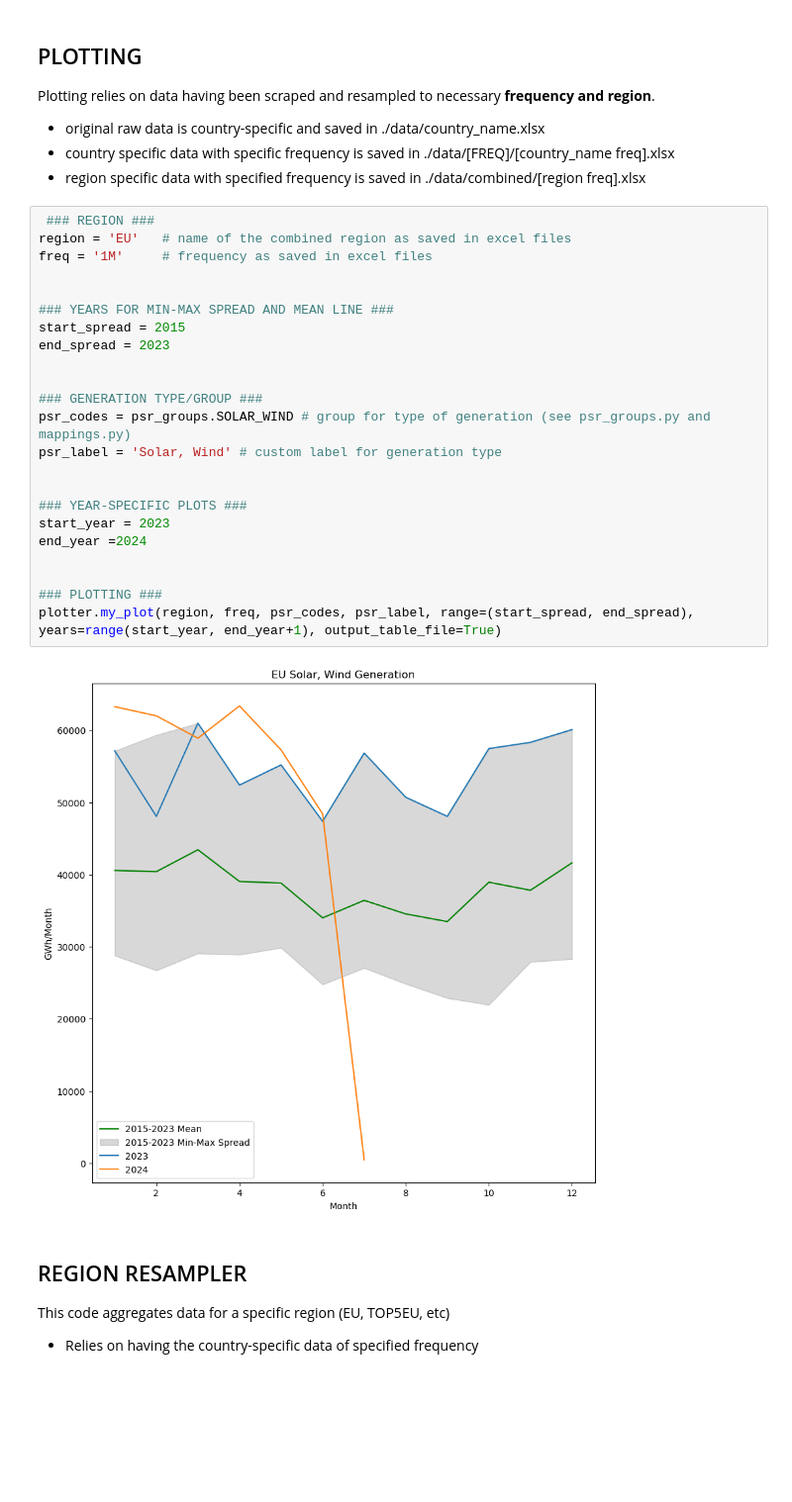
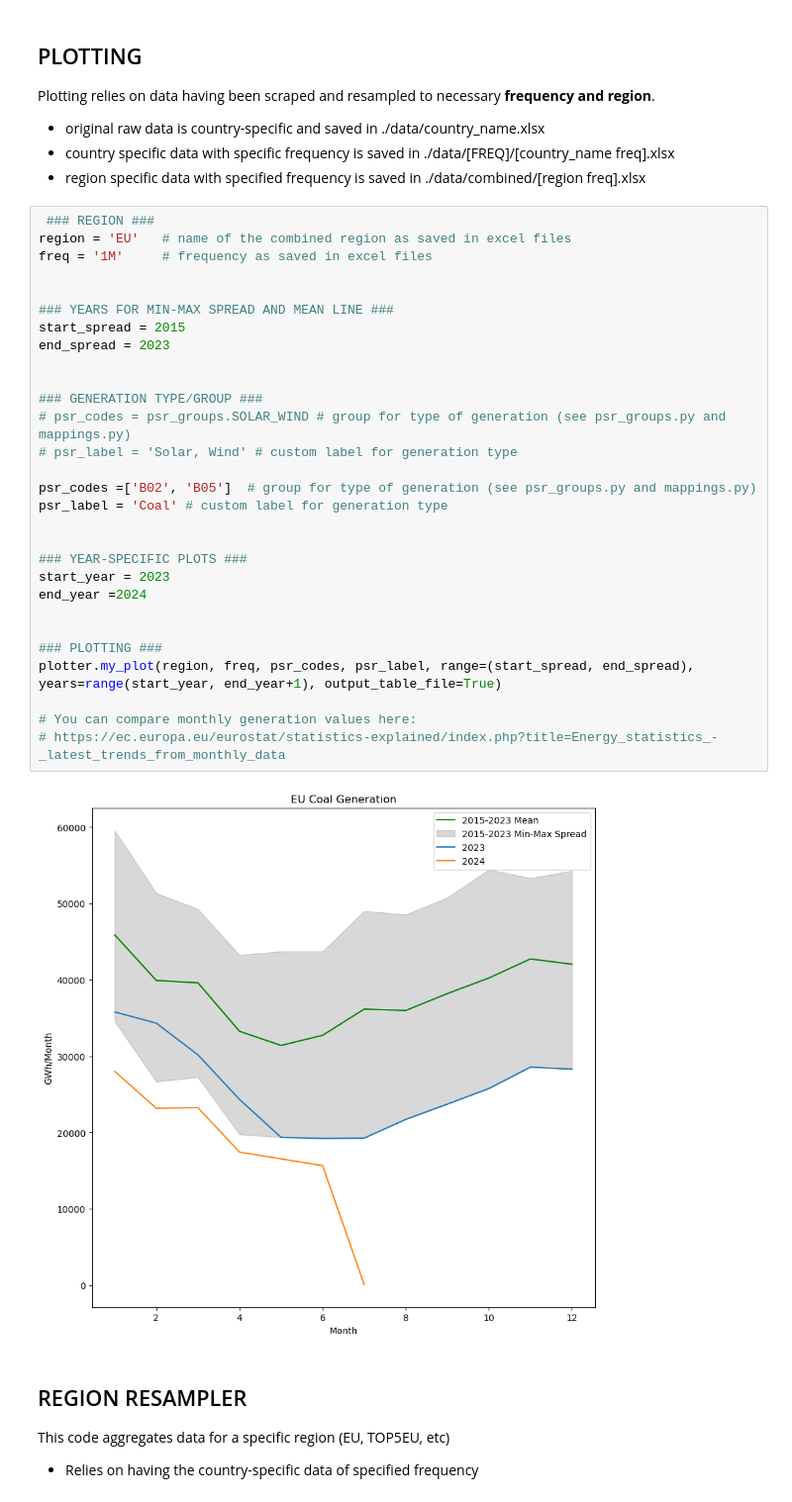
Before and after one commit to timurka43/entsoe-py, a Jupyter notebook: main.ipynb, the cells around one changed output. Shown: that part at 99% size. Drawn from its saved outputs; the diff is of its cells as text; blank space fills up the shorter version.

```diff
--- a/main.ipynb
+++ b/main.ipynb
@@ -48,28 +48,34 @@ Plotting relies on data having been scraped and resampled to necessary **frequen
 # %%
  ### REGION ###
 region = 'EU'   # name of the combined region as saved in excel files
 freq = '1M'     # frequency as saved in excel files
 
 
 ### YEARS FOR MIN-MAX SPREAD AND MEAN LINE ###
 start_spread = 2015
 end_spread = 2023
 
 
 ### GENERATION TYPE/GROUP ###
-psr_codes = psr_groups.SOLAR_WIND # group for type of generation (see psr_groups.py and mappings.py)
-psr_label = 'Solar, Wind' # custom label for generation type
+# psr_codes = psr_groups.SOLAR_WIND # group for type of generation (see psr_groups.py and mappings.py)
+# psr_label = 'Solar, Wind' # custom label for generation type
+
+psr_codes =['B02', 'B05']  # group for type of generation (see psr_groups.py and mappings.py)
+psr_label = 'Coal' # custom label for generation type
 
 
 ### YEAR-SPECIFIC PLOTS ###
 start_year = 2023
 end_year =2024
 
 
 ### PLOTTING ###
 plotter.my_plot(region, freq, psr_codes, psr_label, range=(start_spread, end_spread), years=range(start_year, end_year+1), output_table_file=True)
+
+# You can compare monthly generation values here:
+# https://ec.europa.eu/eurostat/statistics-explained/index.php?title=Energy_statistics_-_latest_trends_from_monthly_data
 # %% [output]
-[figure, old version]
+[figure, new version]
 # %% [markdown]
 ## REGION RESAMPLER
 This code aggregates data for a specific region (EU, TOP5EU, etc)
```
Also changed, not shown: 15 other files.
